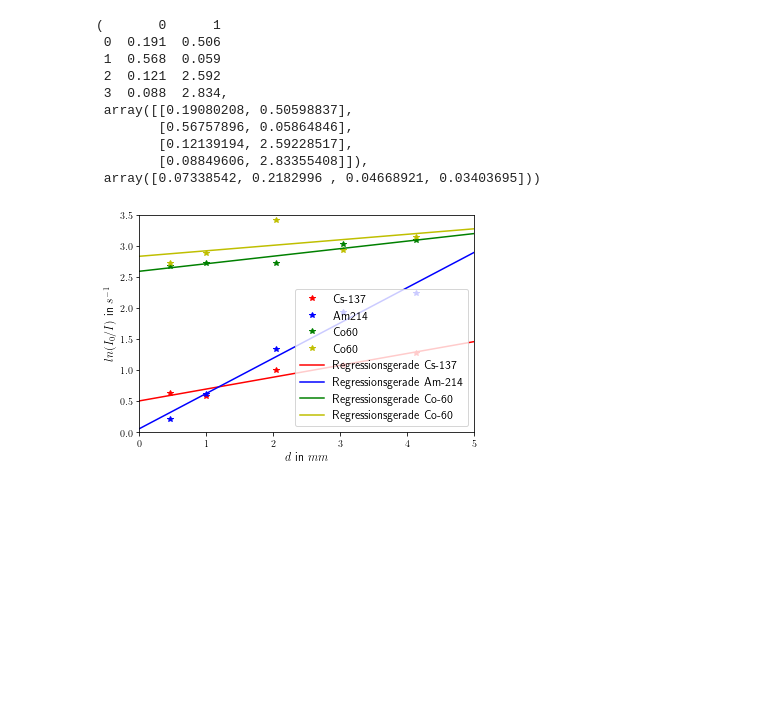
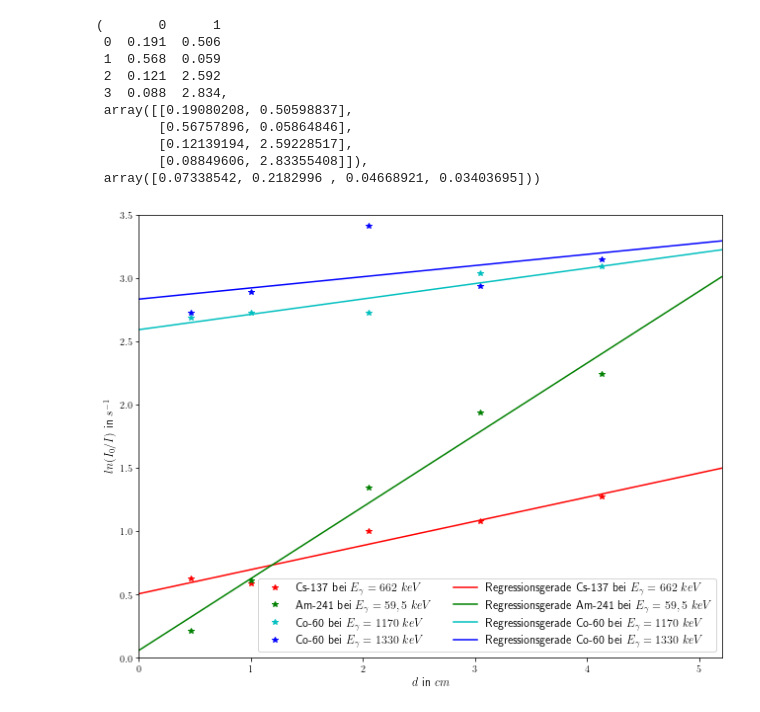
Before and after one commit to lxcrxm/Praktikum_V3, a Jupyter notebook: V3.ipynb, the cells around one changed output. Cells and saved outputs as stored; diff of their text form; code cells hidden in the pictures; blank space fills up the shorter version.

```diff
--- a/V3.ipynb
+++ b/V3.ipynb
@@ -366,30 +367,34 @@ Massenabs_DF, Massenabs, MAAAS
         [0.08849606, 2.83355408]]),
  array([0.07338542, 0.2182996 , 0.04668921, 0.03403695]))
 # %%
-x = np.linspace(0, 5, num=50)
+x = np.linspace(0, 5.2, num=60)
 
-plt.plot(A5_DickeCs137Am241Co60Co60[:, 0], ln_Cs137Am241Co60Co60[:, 0], 'r*', label = 'Cs-137')
-plt.plot(A5_DickeCs137Am241Co60Co60[:, 0], ln_Cs137Am241Co60Co60[:, 1], 'b*', label = 'Am214')
-plt.plot(A5_DickeCs137Am241Co60Co60[:, 0], ln_Cs137Am241Co60Co60[:, 2], 'g*', label = 'Co60')
-plt.plot(A5_DickeCs137Am241Co60Co60[:, 0], ln_Cs137Am241Co60Co60[:, 3], 'y*', label = 'Co60')
+plt.rcParams['figure.figsize'] = [9, 7]
+plt.rcParams['figure.autolayout'] = True
 
-plt.plot(x, Massenabs_Cs137.intercept + Massenabs_Cs137.slope*x, '-r', label = 'Regressionsgerade Cs-137')
-plt.plot(x, Massenabs_Am214.intercept + Massenabs_Am214.slope*x, '-b', label = 'Regressionsgerade Am-214')
-plt.plot(x, Massenabs_Co60_1.intercept + Massenabs_Co60_1.slope*x, '-g', label = 'Regressionsgerade Co-60')
-plt.plot(x, Massenabs_Co60_2.intercept + Massenabs_Co60_2.slope*x, '-y', label = 'Regressionsgerade Co-60')
+plt.plot(A5_DickeCs137Am241Co60Co60[:, 0], ln_Cs137Am241Co60Co60[:, 0], 'r*', label = 'Cs-137 bei $E_{\gamma} = 662$ $keV$')
+plt.plot(A5_DickeCs137Am241Co60Co60[:, 0], ln_Cs137Am241Co60Co60[:, 1], 'g*', label = 'Am-241 bei $E_{\gamma} = 59,5$ $keV$')
+plt.plot(A5_DickeCs137Am241Co60Co60[:, 0], ln_Cs137Am241Co60Co60[:, 2], 'c*', label = 'Co-60  bei $E_{\gamma} = 1170$ $keV$')
+plt.plot(A5_DickeCs137Am241Co60Co60[:, 0], ln_Cs137Am241Co60Co60[:, 3], 'b*', label = 'Co-60  bei $E_{\gamma} = 1330$ $keV$')
 
-#plt.plot(x, Fit, 'r')
+plt.plot(x, Massenabs_Cs137.intercept + Massenabs_Cs137.slope*x, '-r', label = 'Regressionsgerade Cs-137  bei $E_{\gamma} = 662$ $keV$')
+plt.plot(x, Massenabs_Am214.intercept + Massenabs_Am214.slope*x, '-g', label = 'Regressionsgerade Am-241 bei $E_{\gamma} = 59,5$ $keV$')
+plt.plot(x, Massenabs_Co60_1.intercept + Massenabs_Co60_1.slope*x, '-c', label = 'Regressionsgerade Co-60 bei $E_{\gamma} = 1170$ $keV$')
+plt.plot(x, Massenabs_Co60_2.intercept + Massenabs_Co60_2.slope*x, '-b', label = 'Regressionsgerade Co-60 bei $E_{\gamma} = 1330$ $keV$')
 
-plt.legend(fontsize = 12)
+
+
+#plt.legend(fontsize = 12, loc = 'upper left', bbox_to_anchor = (0.09, -0.1), ncol = 2)
+plt.legend(fontsize = 12, loc = 'best', ncol = 2)
 
 #plt.text(10, 296, '$T_{1}(t) = 289$ $K + 38,2$ $K \cdot [1 - exp(- 0,0344$ $min^{-1} \cdot t )]$', fontsize = 12, color = 'r', rotation = 20)
 
-plt.xlabel('$d$ in $mm$', fontsize = 12)
+plt.xlabel('$d$ in $cm$', fontsize = 12)
 plt.ylabel('$ln(I_{0}/I)$ in $s^{-1}$', fontsize = 12)
 
-plt.xlim([0, 5])
+plt.xlim([0, 5.2])
 plt.ylim([0, 3.5])
 
-plt.savefig('Massenabsorptionskoeffizienten.png', dpi=300)
+plt.savefig('Massenabsorptionskoeffizienten.png', dpi=600)
 # %% [output]
-[figure, old version]
+[figure, new version]
```
Also changed, not shown: parts of 2 cells of this notebook.
